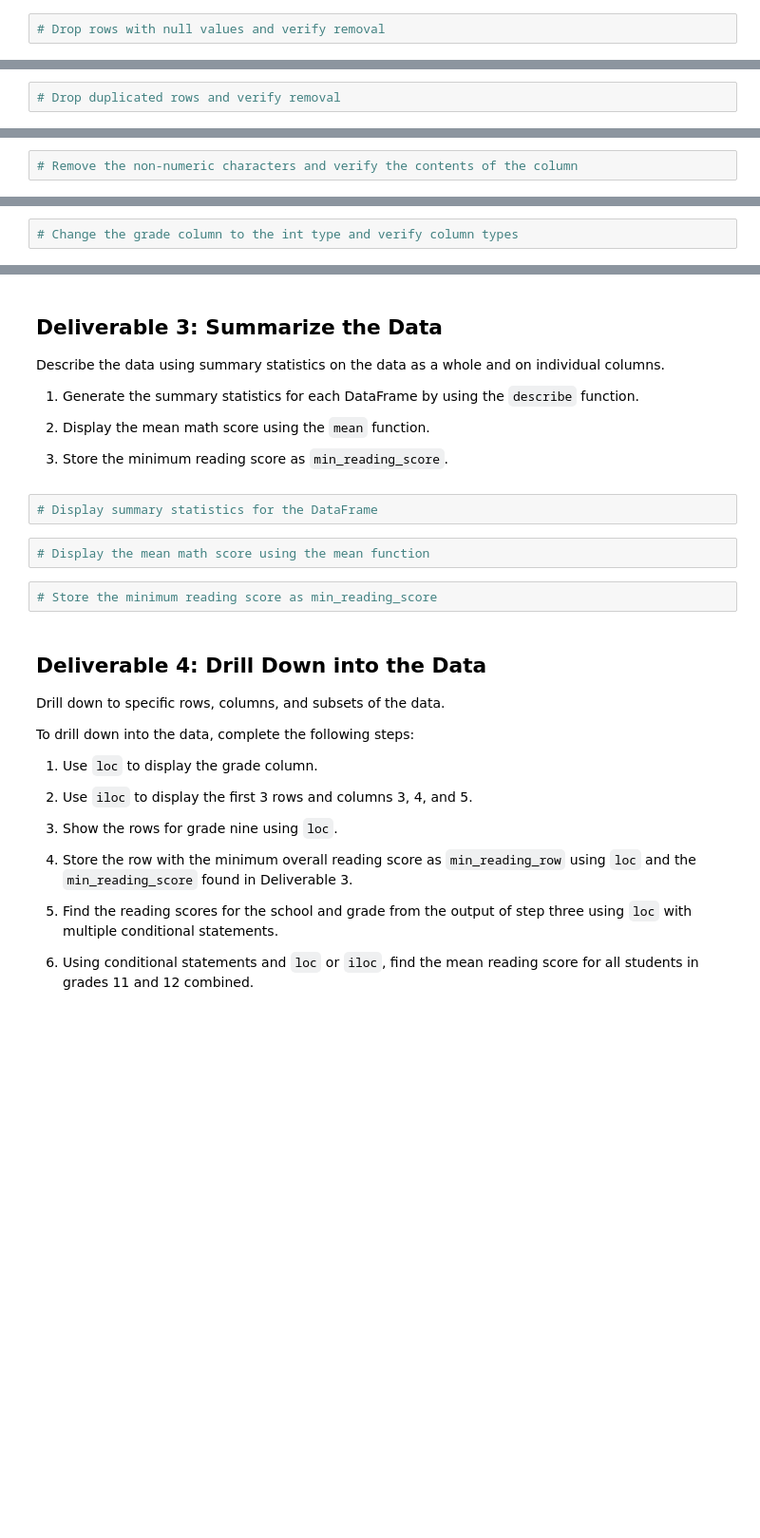
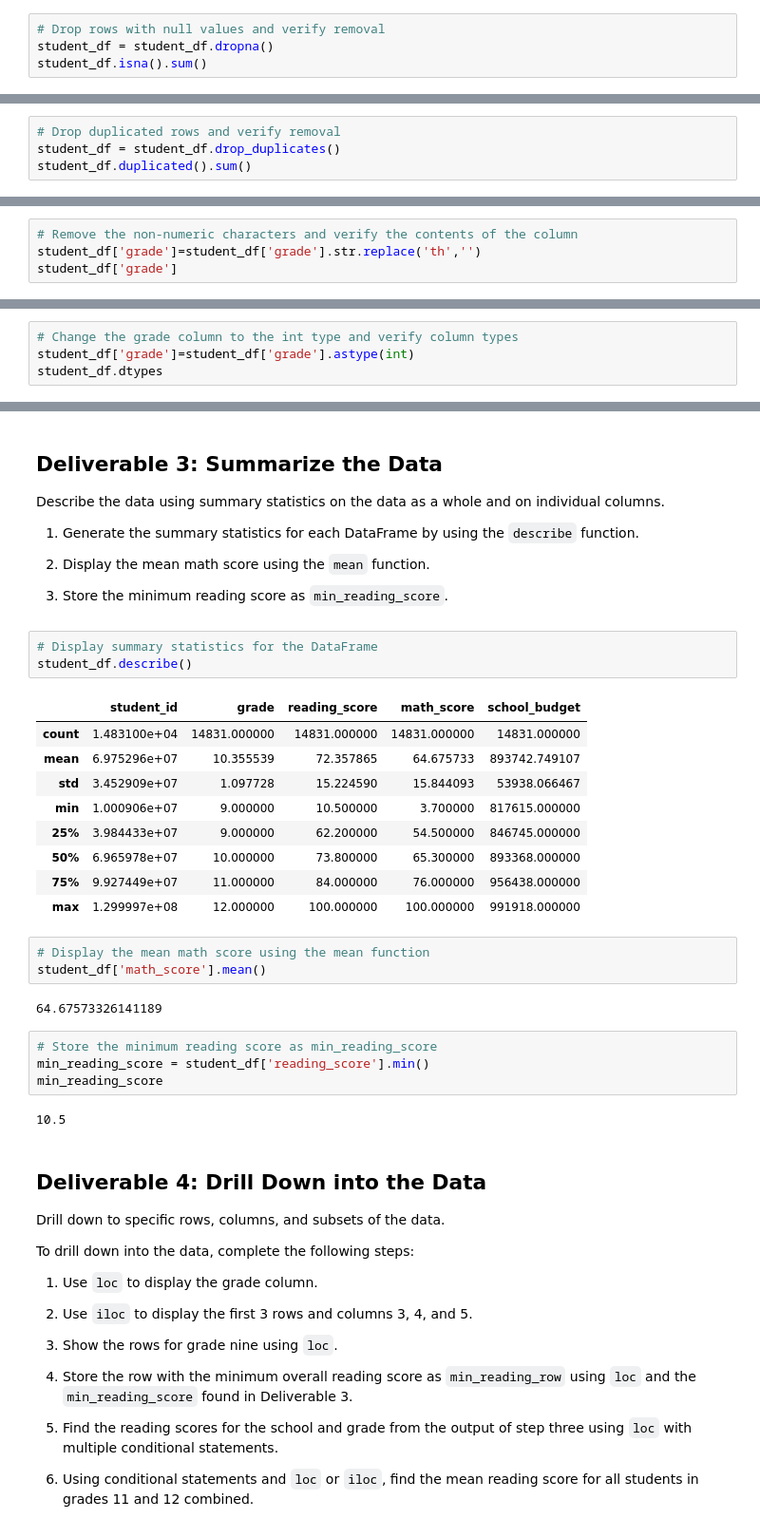
Before and after one commit to tanahildebrand/student_data, a Jupyter notebook: Student_Data_Challenge.ipynb, the cells around one changed output, grey strips where cells are left out. Shown: that part at 95% size. Cells and saved outputs as stored; diff of their text form; blank space fills up the shorter version.

```diff
--- a/Student_Data_Challenge.ipynb
+++ b/Student_Data_Challenge.ipynb
@@ -42,2 +59,4 @@ To prepare and clean your data for analysis, complete the following steps:
 # %%
 # Drop rows with null values and verify removal
+student_df = student_df.dropna()
+student_df.isna().sum()
@@ -46,2 +78,4 @@ To prepare and clean your data for analysis, complete the following steps:
 # %%
 # Drop duplicated rows and verify removal
+student_df = student_df.drop_duplicates()
+student_df.duplicated().sum()
@@ -52,2 +113,4 @@ To prepare and clean your data for analysis, complete the following steps:
 # %%
 # Remove the non-numeric characters and verify the contents of the column
+student_df['grade']=student_df['grade'].str.replace('th','')
+student_df['grade']
@@ -54,2 +130,4 @@ To prepare and clean your data for analysis, complete the following steps:
 # %%
 # Change the grade column to the int type and verify column types
+student_df['grade']=student_df['grade'].astype(int)
+student_df.dtypes
@@ -65,10 +153,28 @@ Describe the data using summary statistics on the data as a whole and on individ
 2. Store the minimum reading score as `min_reading_score`.
 # %%
 # Display summary statistics for the DataFrame
+student_df.describe()
+# %% [output]
+|  | student_id | grade | reading_score | math_score | school_budget |
+| count | 1.483100e+04 | 14831.000000 | 14831.000000 | 14831.000000 | 14831.000000 |
+| mean | 6.975296e+07 | 10.355539 | 72.357865 | 64.675733 | 893742.749107 |
+| std | 3.452909e+07 | 1.097728 | 15.224590 | 15.844093 | 53938.066467 |
+| min | 1.000906e+07 | 9.000000 | 10.500000 | 3.700000 | 817615.000000 |
+| 25% | 3.984433e+07 | 9.000000 | 62.200000 | 54.500000 | 846745.000000 |
+| 50% | 6.965978e+07 | 10.000000 | 73.800000 | 65.300000 | 893368.000000 |
+| 75% | 9.927449e+07 | 11.000000 | 84.000000 | 76.000000 | 956438.000000 |
+| max | 1.299997e+08 | 12.000000 | 100.000000 | 100.000000 | 991918.000000 |
 # %%
 # Display the mean math score using the mean function
+student_df['math_score'].mean()
+# %% [output]
+64.67573326141189
 # %%
 # Store the minimum reading score as min_reading_score
+min_reading_score = student_df['reading_score'].min()
+min_reading_score
+# %% [output]
+10.5
 # %% [markdown]
 ## Deliverable 4: Drill Down into the Data
 
```
Also changed, not shown: parts of 21 cells of this notebook.
